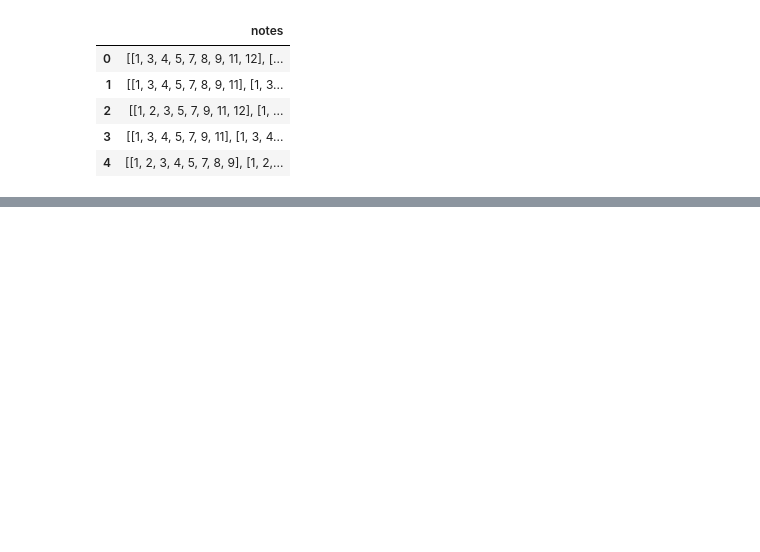
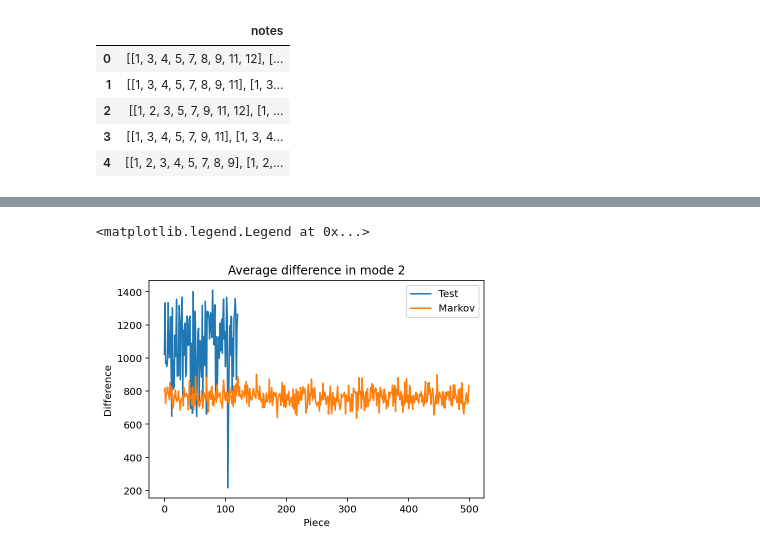
Before and after one commit to zwierski/dh-401-melody-generation-group-2, a Jupyter notebook: assignment1_copy.ipynb, the cells around one changed output, grey strips where cells are left out. Cells and saved outputs as stored; diff of their text form; code cells hidden in the pictures; blank space fills up the shorter version.

```diff
--- a/assignment1_copy.ipynb
+++ b/assignment1_copy.ipynb
@@ -905,0 +818,9 @@ Minimum score is: 1.8457016151341104; Index of the worest generated piece is : 3
+# %%
+re_markov_2=np.zeros((len(data_markov['beat_pitch']),len(data_test['beat_pitch']))) # to form a form to record all the differences
+for j in range(len(data_markov['beat_pitch'])):
+    generated_piece=data_markov['beat_pitch'][j]
+    for i in range(len(data_test['beat_pitch'])):
+        difference=compare(generated_piece,data_test['beat_pitch'][i],2)
+        re_markov_2[j][i]=difference
+df_markov_2=pd.DataFrame(re_markov_2)
+df_markov_2.to_csv("./markov_scores_mode2.csv")
@@ -905,0 +850,11 @@ Minimum score is: 1.8457016151341104; Index of the worest generated piece is : 3
+# %%
+plt.plot(range(len(distance_average_test_2)),distance_average_test_2,label="Test")
+#plt.plot(range(len(distance_average_random_2)),distance_average_random_2,label="Random")
+plt.plot(range(len(distance_average_markov_2)),distance_average_markov_2,label="Markov")
+plt.xlabel('Piece')
+plt.ylabel('Difference')
+plt.title("Average difference in mode 2")
+plt.legend()
+# %% [output]
+<matplotlib.legend.Legend at 0x...>
+[figure, added]
```
Also changed, not shown: parts of 59 cells of this notebook.
